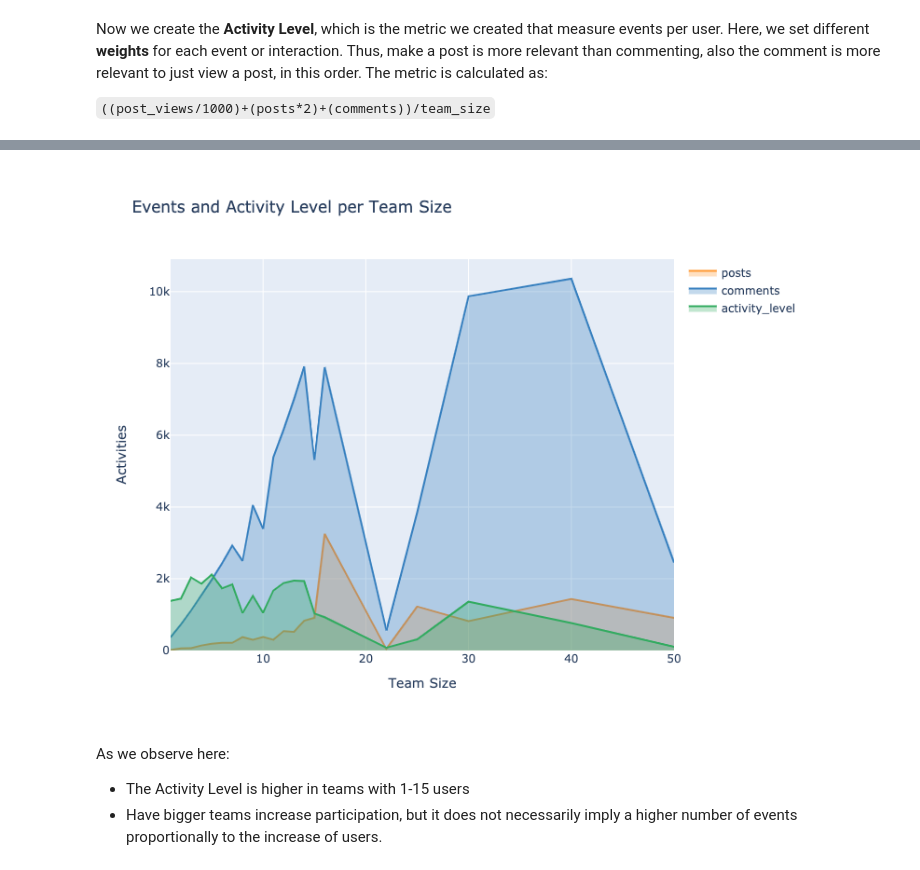
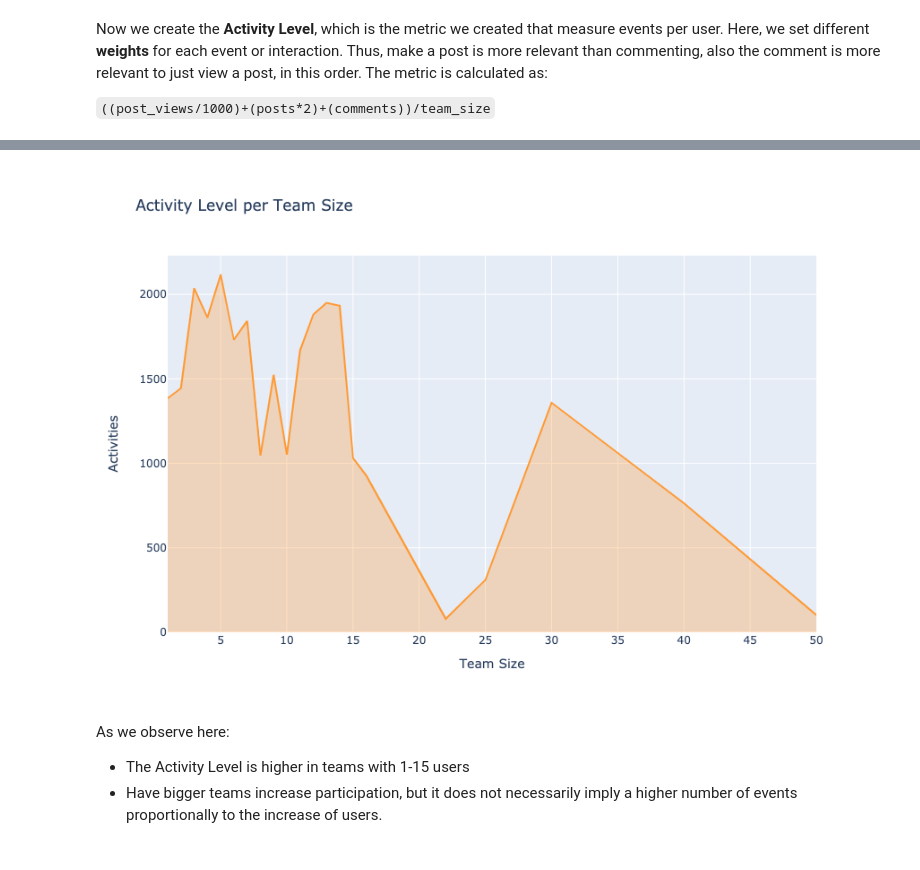
Before and after one commit to reisdebora/user-activity, a Jupyter notebook: notebook.ipynb, the cells around one changed output, grey strips where cells are left out. Saved outputs shown, nothing was run; the diff lists cells and outputs as text; code cells hidden in the pictures.

```diff
--- a/notebook.ipynb
+++ b/notebook.ipynb
@@ -109,7 +114,8 @@ conn.close()
 ### Saving
 Saving to a cache file so we don't need to download all the time we run the notebook, also because some APIs have historical limits, so it's best to save/update that data every time it's pulled in.
 # %%
-users = pd.read_csv('cache/users.csv')
-comments = pd.read_csv('cache/comments.csv')
-posts = pd.read_csv('cache/posts.csv')
+# Open JSON datasets
+users = pd.read_json('cache/users.json')
+comments = pd.read_json('cache/comments.json')
+posts = pd.read_json('cache/posts.json')
 # %%
@@ -171,32 +201,16 @@ df7 = df6[df6.activity_level>1]
 # %%
 # Plot Events per Team Size
-import plotly.offline as py
-import plotly.graph_objs as go
-import cufflinks as cf
-from cufflinks import tools
-import plotly.io as pio
-import psutil
-#pio.renderers.default = "svg"
-
 layout = cf.Layout(
-    height = 600,
-    width = 800,
-    yaxis = dict(
-    title = 'Activities'),
-    xaxis = dict(
-    title = 'Team Size'),
-    title = 'Events and Activity Level per Team Size'
+    height = 600,width = 800,
+    yaxis = dict(title = 'Activities'),
+    xaxis = dict(title = 'Team Size'),
+    title = 'Activity Level per Team Size'
 )
-fig = df7.groupby(['users'],as_index=True).median().loc[:,['posts','comments','activity_level']].\
-    iplot(kind='scatter',
-          fill=True,
-          width=2,
-          asFigure=True,
-          layout = layout)
-
+fig = df7.groupby(['users'],as_index=True).median().loc[:,['activity_level']].\
+    iplot(kind='scatter', fill=True, width=2, asFigure=True,layout = layout)
 fig.show()
 # %% [output]
-[figure, old version]
+[figure, new version]
 # %% [markdown]
 As we observe here:
 - The Activity Level is higher in teams with 1-15 users
```
Also changed, not shown: parts of 20 cells of this notebook, 4 other files.
